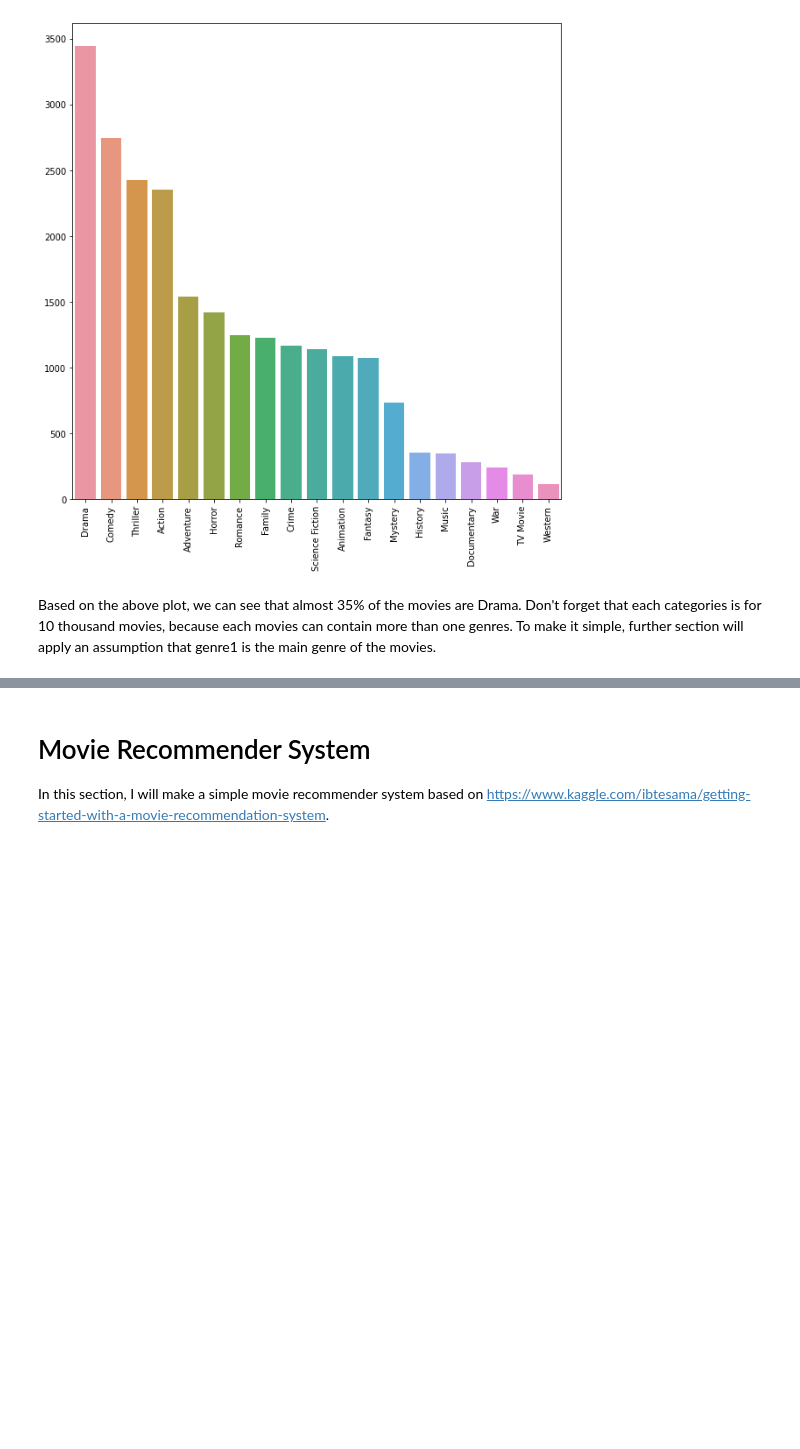
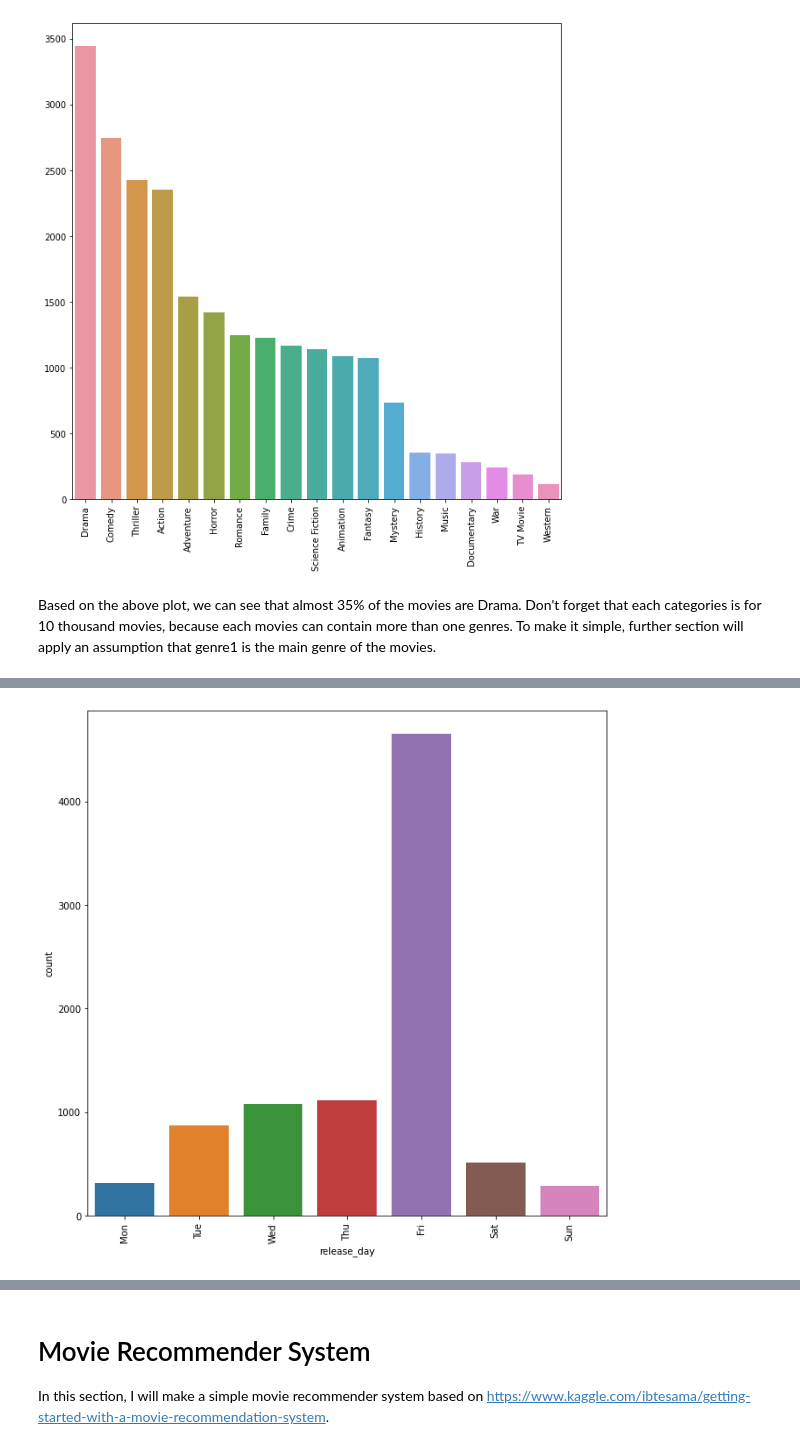
Before and after one commit to Ndhel97/TMDB_Movies_Data_Analysis, a Jupyter notebook: tmdb_movies_data_analysis.ipynb, the cells around one changed output, grey strips where cells are left out. Cells and saved outputs as stored; diff of their text form; code cells hidden in the pictures; blank space fills up the shorter version.

```diff
--- a/tmdb_movies_data_analysis.ipynb
+++ b/tmdb_movies_data_analysis.ipynb
@@ -390,0 +414,10 @@ Based on the above plot, we can see that almost 35% of the movies are Drama. Don
+# %%
+df['release_day'] = df['release_date'].dt.strftime('%a')
+sorted_days = df['release_day']
+Days = ['Mon', 'Tue', 'Wed', 'Thu', 'Fri', 'Sat', 'Sun']
+
+plt.figure(figsize=(10, 10))
+ax = sns.countplot(x=df['release_day'], order=Days)
+ax = ax.set_xticklabels(ax.get_xticklabels(),rotation=90)
+# %% [output]
+[figure, added]
```
Also changed, not shown: parts of 9 cells of this notebook.
